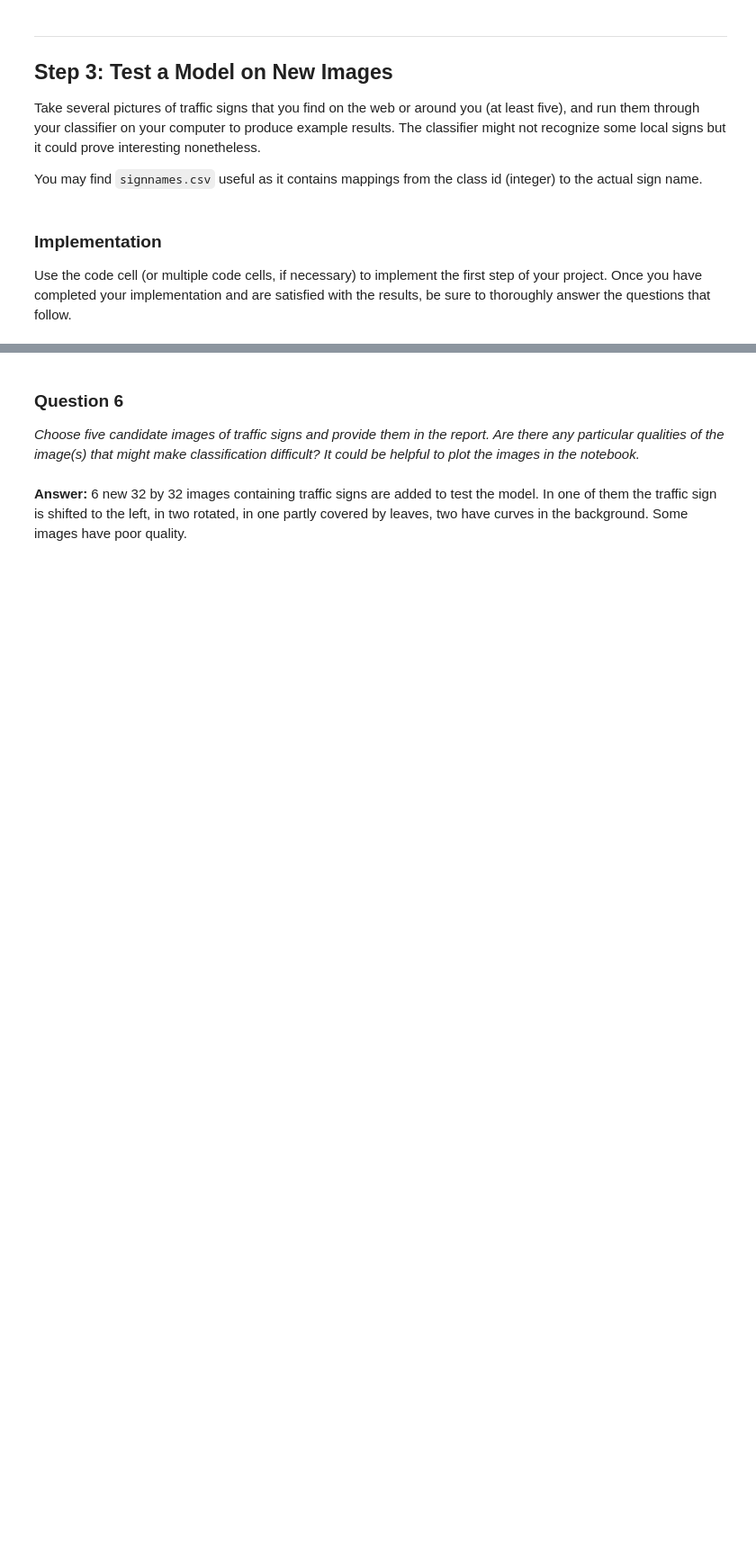
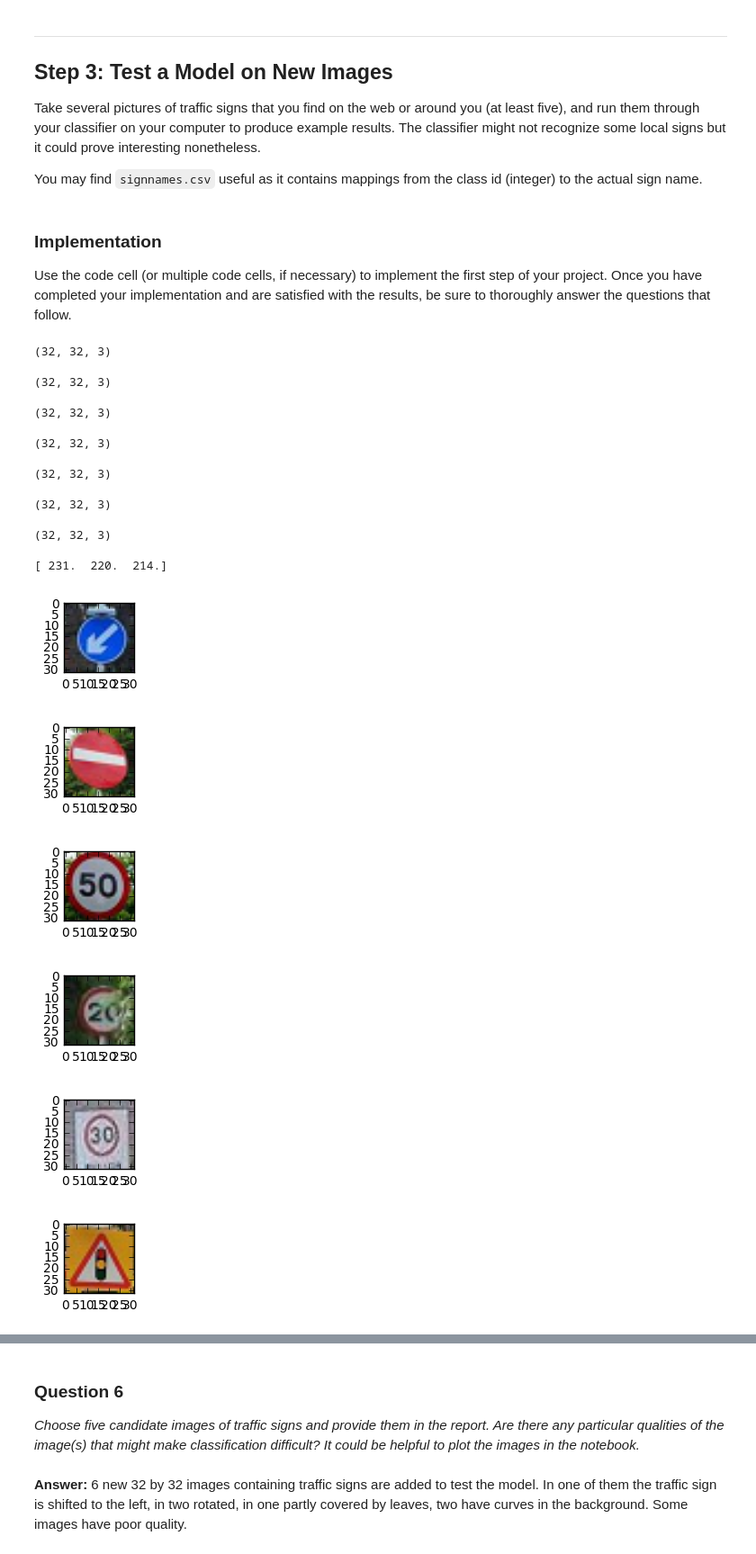
Before and after one commit to annatyurkina/CarND-Traffic-Sign-Classifier-Project, a Jupyter notebook: Traffic_Sign_Classifier.ipynb, the cells around one changed output, grey strips where cells are left out. Shown at 90% size. Cells and saved outputs as stored; diff of their text form; code cells hidden in the pictures; blank space fills up the shorter version.

```diff
--- a/Traffic_Sign_Classifier.ipynb
+++ b/Traffic_Sign_Classifier.ipynb
@@ -226,7 +231,7 @@ _Describe how you set up the training, validation and testing data for your mode
 ### Feel free to use as many code cells as needed.
 import tensorflow as tf
 
-EPOCHS = 6
+EPOCHS = 10
 BATCH_SIZE = 128
 
 from tensorflow.contrib.layers import flatten
@@ -346,7 +351,7 @@ with tf.Session() as sess:
         for offset in range(0, num_examples, BATCH_SIZE):
             end = offset + BATCH_SIZE
             batch_x, batch_y = X_train[offset:end], y_train[offset:end]
-            sess.run(training_operation, feed_dict={x: batch_x, y: batch_y, keep_prob: 0.75})
+            sess.run(training_operation, feed_dict={x: batch_x, y: batch_y, keep_prob: 0.5})
 
         validation_accuracy = evaluate(X_validation, y_validation)
         print("EPOCH {} ...".format(i+1))
@@ -411,21 +418,45 @@ Use the code cell (or multiple code cells, if necessary) to implement the first
 # %%
 ### Load the images and plot them here.
 ### Feel free to use as many code cells as needed.
-test_images = np.zeros((6,32,32,3))
+test_images = np.zeros((7,32,32,3))
 import matplotlib.image as mpimg
+import cv2
 
 def load_test_image(image_number):
-    im = mpimg.imread('./test_images/'+ str(image_number) + '.png') # 640x480x3 array
+    im = cv2.imread('./test_images/'+ str(image_number) + '.jpg') # 640x480x3 array
+    im = cv2.cvtColor(im, cv2.COLOR_BGR2RGB)
     print(im.shape)
     show(im)
     return im
 
-for i in (1,2,4,5,6):
+for i in range(1,8):
     test_images[i-1] = load_test_image(i)
 
-print(test_images[1,1,5,:])
+print(test_images[1,15,15,:])
 
 # Normilize test images
 test_images = np.divide(np.add(test_images, -128),128)
 
-test_labels = [34,34,0,1,28]
+test_labels = [34,34,0,1,17,28]
+# %% [output]
+(32, 32, 3)
+
+(32, 32, 3)
+
+(32, 32, 3)
+
+(32, 32, 3)
+
+(32, 32, 3)
+
+(32, 32, 3)
+
+(32, 32, 3)
+
+[ 231.  220.  214.]
+[figure, added]
+[figure, added]
+[figure, added]
+[figure, added]
+[figure, added]
+[figure, added]
```
Also changed, not shown: parts of 7 cells of this notebook, 3 other files.
